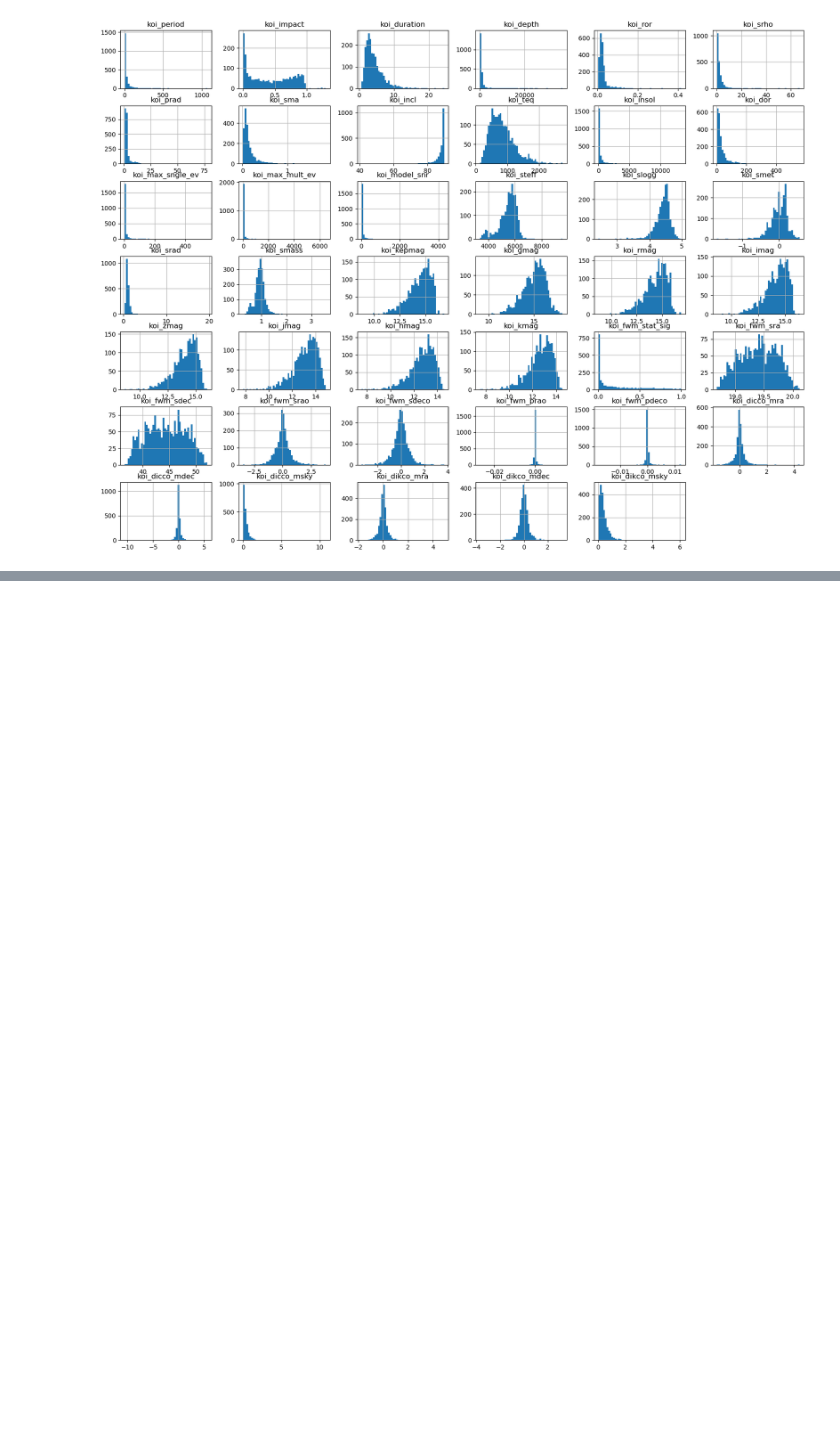
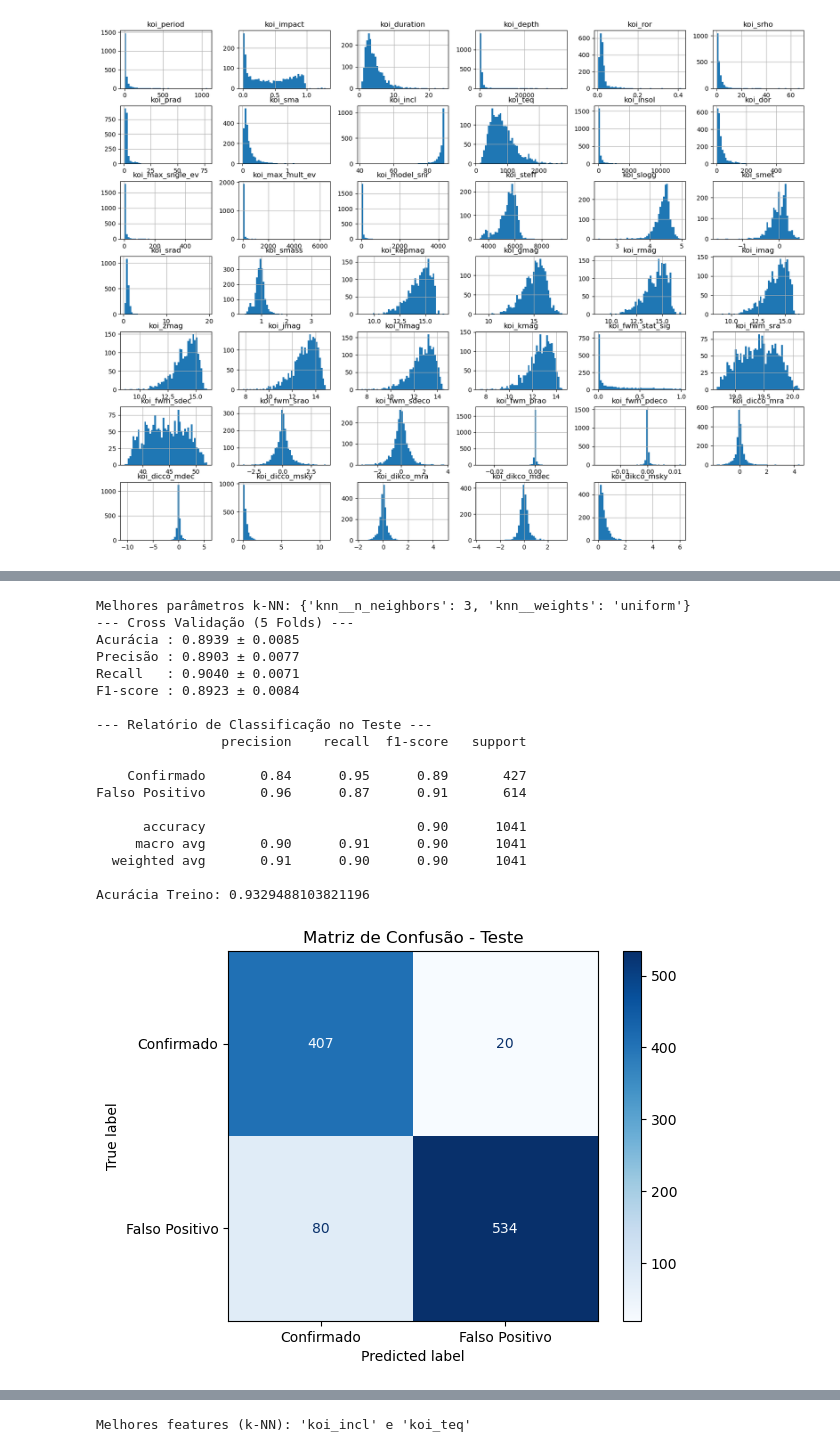
Before and after one commit to ThiagoVenturim/Classificao_de_Exoplanetas, a Jupyter notebook: classificacao_exoplaneta.ipynb, the cells around one changed output, grey strips where cells are left out. Saved outputs shown, nothing was run; the diff lists cells and outputs as text; code cells hidden in the pictures; blank space fills up the shorter version.

```diff
--- a/classificacao_exoplaneta.ipynb
+++ b/classificacao_exoplaneta.ipynb
@@ -320,0 +477,57 @@ Acurácia Treino: 0.9634703196347032
+# %%
+pipeline_knn = Pipeline([
+    ('scaler', StandardScaler()),
+    ('knn', KNeighborsClassifier())
+])
+
+parametros_knn = {
+    'knn__n_neighbors': [3, 5, 7, 11, 15],
+    'knn__weights': ['uniform', 'distance']
+}
+
+grid_knn = GridSearchCV(pipeline_knn, parametros_knn, cv=kf, scoring='f1_macro', n_jobs=-1)
+grid_knn.fit(X_train, y_train)
+
+print(f"Melhores parâmetros k-NN: {grid_knn.best_params_}")
+
+melhor_knn = grid_knn.best_estimator_
+
+score_knn = cross_validate(melhor_knn, X, Y, cv=kf, scoring=scoring)
+print_cross_validate(score_knn)
+
+y_pred_knn = melhor_knn.predict(X_test)
+
+print_classification_report(y_test, y_pred_knn)
+print(f"Acurácia Treino: {melhor_knn.score(X_train, y_train)}")
+
+plot_matrix(y_test, y_pred_knn)
+plot_curve(melhor_knn)
+
+resultado_imp_knn = permutation_importance(melhor_knn, X_test, y_test, n_repeats=5, random_state=41, n_jobs=-1)
+top_2_indices_knn = np.argsort(resultado_imp_knn.importances_mean)[-2:]
+feature1_knn = X_train.columns[top_2_indices_knn[1]]
+feature2_knn = X_train.columns[top_2_indices_knn[0]]
+
+print(f"\nMelhores features (k-NN): '{feature1_knn}' e '{feature2_knn}'")
+plot_decision_boundary(melhor_knn, X_train, y_train, feature1_knn, feature2_knn)
+plot_roc_curve(melhor_knn, X_test, y_test)
+# %% [output]
+Melhores parâmetros k-NN: {'knn__n_neighbors': 3, 'knn__weights': 'uniform'}
+--- Cross Validação (5 Folds) ---
+Acurácia : 0.8939 ± 0.0085
+Precisão : 0.8903 ± 0.0077
+Recall   : 0.9040 ± 0.0071
+F1-score : 0.8923 ± 0.0084
+
+--- Relatório de Classificação no Teste ---
+                precision    recall  f1-score   support
+
+    Confirmado       0.84      0.95      0.89       427
+Falso Positivo       0.96      0.87      0.91       614
+
+      accuracy                           0.90      1041
+     macro avg       0.90      0.91      0.90      1041
+  weighted avg       0.91      0.90      0.90      1041
+
+Acurácia Treino: 0.9329488103821196
+[figure, added]
@@ -320,0 +535 @@ Acurácia Treino: 0.9634703196347032
+Melhores features (k-NN): 'koi_incl' e 'koi_teq'
```
Also changed, not shown: parts of 20 cells of this notebook.
